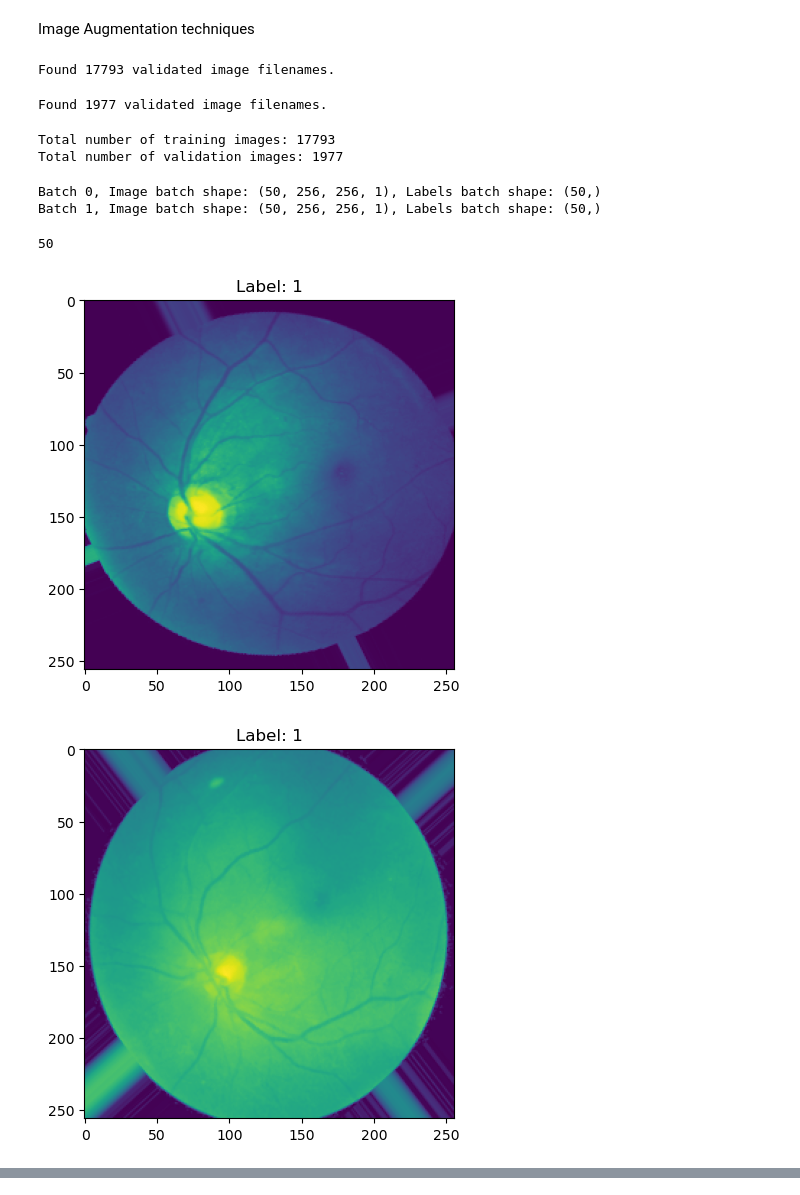
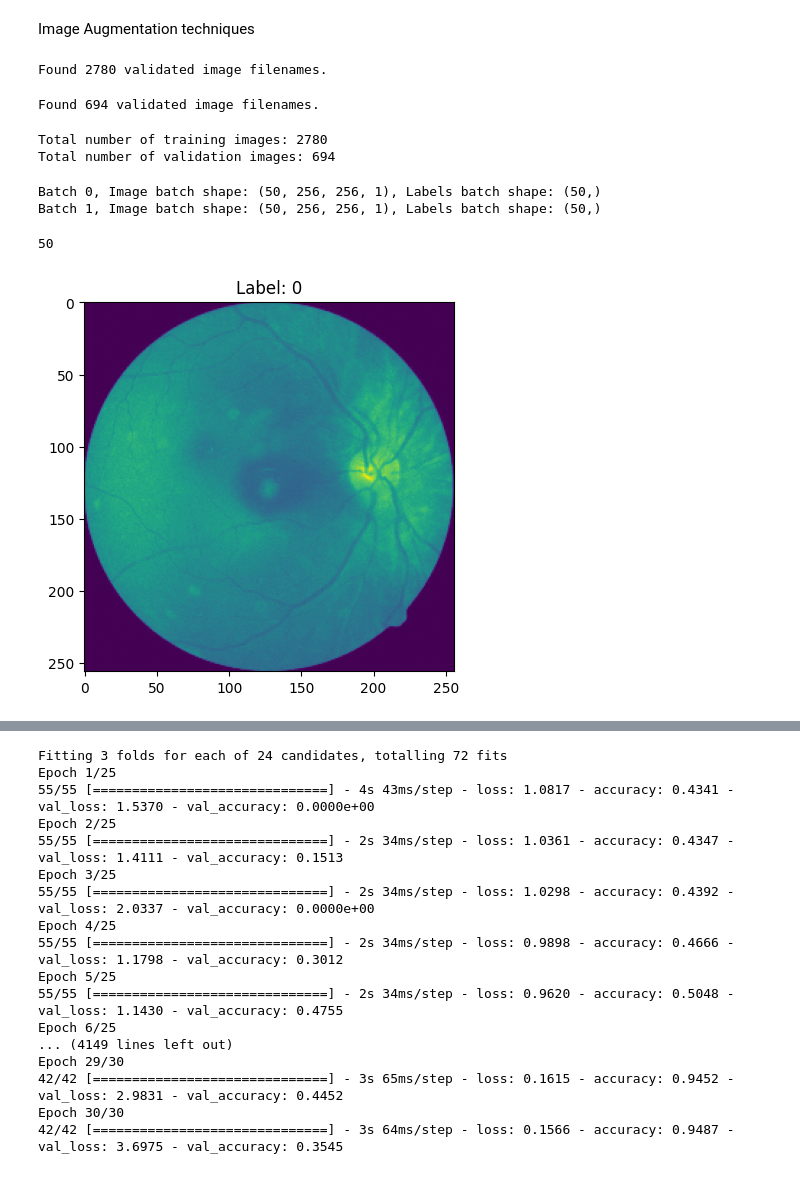
Before and after one commit to SiyungCho/Diabetic-Retinopathy-Detection, a Jupyter notebook: clean_notebook.ipynb, the cells around one changed output, grey strips where cells are left out. Cells and saved outputs as stored; diff of their text form; code cells hidden in the pictures.

Commit message:
train

```diff
--- a/clean_notebook.ipynb
+++ b/clean_notebook.ipynb
@@ -200,7 +247,7 @@ CLAHE_dir = 'C:/Users/siyun/OneDrive/Desktop/QMIND 2024/QMIND2024_Dataset/CLAHE_
 #df3.columns = ['filename', 'label']
 #df3.to_csv('C:/Users/siyun/OneDrive/Desktop/QMIND 2024/QMIND2024_Dataset/combined_dataset.csv', index=False)
 # %%
-labels_df = pd.read_csv('C:/Users/siyun/OneDrive/Desktop/QMIND 2024/Diabetic-Retinopathy-Detection/QMIND2024_Dataset/combined_dataset.csv')
+labels_df = pd.read_csv('C:/Users/siyun/OneDrive/Desktop/QMIND 2024/QMIND2024_Dataset/balanced_new_dataset_and_enhanced_med_clahe.csv')
 # %%
 unique_counts = labels_df['label'].value_counts()
 print(unique_counts)
@@ -218,12 +265,9 @@ print_unique_counts(unique_counts)
 <p>Image Augmentation techniques</p>
 # %%
 Train_Generator = ImageDataGenerator(rescale=1./255,
-                                    zoom_range=0.1,
-                                    rotation_range=90,
                                     horizontal_flip=True,
                                     vertical_flip=True,
-                                    fill_mode="nearest",
-                                    validation_split=0.1)
+                                    validation_split=0.2)
 # %%
 Train_IMG_Set = Train_Generator.flow_from_dataframe(dataframe=labels_df,
                                                    x_col="filename",
@@ -233,7 +277,7 @@ Train_IMG_Set = Train_Generator.flow_from_dataframe(dataframe=labels_df,
                                                    batch_size = 50,
                                                    subset="training")
 # %% [output]
-Found 17793 validated image filenames.
+Found 2780 validated image filenames.
 # %%
 validation_IMG_Set = Train_Generator.flow_from_dataframe(dataframe=labels_df,
                                                    x_col="filename",
@@ -243,7 +287,7 @@ validation_IMG_Set = Train_Generator.flow_from_dataframe(dataframe=labels_df,
                                                    batch_size = 50,
                                                    subset="validation")
 # %% [output]
-Found 1977 validated image filenames.
+Found 694 validated image filenames.
 # %%
 total_train_images = Train_IMG_Set.n
 print(f"Total number of training images: {total_train_images}")
@@ -251,8 +295,8 @@ print(f"Total number of training images: {total_train_images}")
 total_validation_images = validation_IMG_Set.n
 print(f"Total number of validation images: {total_validation_images}")
 # %% [output]
-Total number of training images: 17793
-Total number of validation images: 1977
+Total number of training images: 2780
+Total number of validation images: 694
 # %%
 for i, (images, labels) in enumerate(Train_IMG_Set):
     print(f"Batch {i}, Image batch shape: {images.shape}, Labels batch shape: {labels.shape}")
@@ -264,12 +308,11 @@ Batch 1, Image batch shape: (50, 256, 256, 1), Labels batch shape: (50,)
 # %%
 images, labels = next(Train_IMG_Set)
 print(len(images))
 
-for i in range(5):
+for i in range(1):
     plt.imshow(images[i])
     plt.title(f"Label: {labels[i]}")
     plt.show()
 # %% [output]
 50
-[figure, old version]
+[figure, new version]
-[figure, removed]
@@ -278,0 +353,52 @@ for i in range(5):
+# %%
+#using Train_IMG_Set and validation_IMG_Set create a model that can classify the images into the 3 classes
+def create_model(optimizer='adam'):
+    model = tf.keras.models.Sequential([
+        tf.keras.layers.Conv2D(32, (2, 2), activation='relu', input_shape=(256, 256, 1)),
+        tf.keras.layers.MaxPooling2D(2, 2),
+        tf.keras.layers.Conv2D(64, (2, 2)),
+        tf.keras.layers.MaxPooling2D(2, 2),
+        tf.keras.layers.Conv2D(128, (2, 2)),
+        tf.keras.layers.MaxPooling2D(2, 2),
+        tf.keras.layers.Conv2D(256, (2, 2)),
+        tf.keras.layers.MaxPooling2D(2, 2),
+        tf.keras.layers.Conv2D(512, (2, 2)),
+        tf.keras.layers.MaxPooling2D(2, 2),
+        tf.keras.layers.Flatten(),
+        tf.keras.layers.Dense(256, activation='relu'),
+        tf.keras.layers.Dropout(0.2),
+        tf.keras.layers.Dense(128, activation='relu'),
+        tf.keras.layers.Dropout(0.2),
+        tf.keras.layers.Dense(32, activation='relu'),
+        tf.keras.layers.Dense(3, activation='softmax')
+    ])
+    model.compile(optimizer=optimizer, loss='sparse_categorical_crossentropy', metrics=['accuracy'])
+    return model
+
+model = KerasClassifier(model=create_model, verbose=1)
+
+# define the grid search parameters
+param_grid = {'batch_size': [32, 64],
+              'epochs': [25, 30],
+              'optimizer': ['SGD', 'Adagrad', 'Adadelta', 'Adam', 'Adamax', 'Nadam']}
+
+grid = GridSearchCV(estimator=model, param_grid=param_grid, n_jobs=1, cv=3, verbose=3)
+grid_result = grid.fit(X_train, y_train, validation_data=(X_valid, y_valid))
+# %% [output]
+Fitting 3 folds for each of 24 candidates, totalling 72 fits
+Epoch 1/25
+55/55 [==============================] - 4s 43ms/step - loss: 1.0817 - accuracy: 0.4341 - val_loss: 1.5370 - val_accuracy: 0.0000e+00
+Epoch 2/25
+55/55 [==============================] - 2s 34ms/step - loss: 1.0361 - accuracy: 0.4347 - val_loss: 1.4111 - val_accuracy: 0.1513
+Epoch 3/25
+55/55 [==============================] - 2s 34ms/step - loss: 1.0298 - accuracy: 0.4392 - val_loss: 2.0337 - val_accuracy: 0.0000e+00
+Epoch 4/25
+55/55 [==============================] - 2s 34ms/step - loss: 0.9898 - accuracy: 0.4666 - val_loss: 1.1798 - val_accuracy: 0.3012
+Epoch 5/25
+55/55 [==============================] - 2s 34ms/step - loss: 0.9620 - accuracy: 0.5048 - val_loss: 1.1430 - val_accuracy: 0.4755
+Epoch 6/25
+... (4149 lines left out)
+Epoch 29/30
+42/42 [==============================] - 3s 65ms/step - loss: 0.1615 - accuracy: 0.9452 - val_loss: 2.9831 - val_accuracy: 0.4452
+Epoch 30/30
+42/42 [==============================] - 3s 64ms/step - loss: 0.1566 - accuracy: 0.9487 - val_loss: 3.6975 - val_accuracy: 0.3545
```
Also changed, not shown: parts of 17 cells of this notebook, 2 other files.
